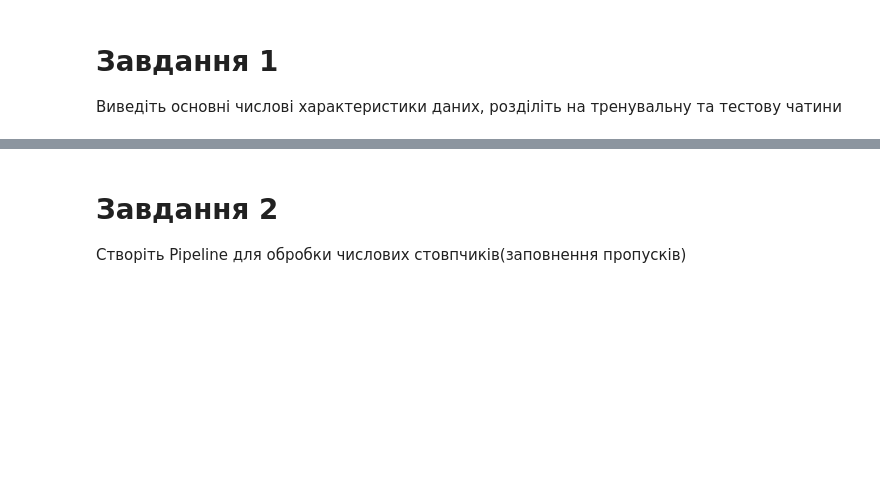
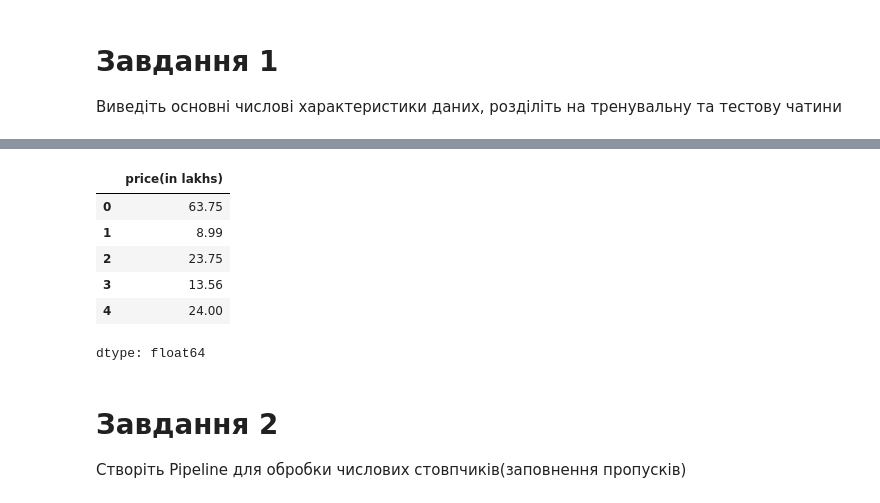
Before and after one commit to ViktorMyronenko/PythonAI-ITStep, a Jupyter notebook: Практика_лінійна_регресія2.ipynb, the cells around one changed output, grey strips where cells are left out. Saved outputs shown, nothing was run; the diff lists cells and outputs as text; code cells hidden in the pictures; blank space fills up the shorter version.

```diff
--- a/Практика_лінійна_регресія2.ipynb
+++ b/Практика_лінійна_регресія2.ipynb
@@ -83,3 +91,13 @@ X_train, X_test, y_train, y_test = train_test_split(X, y,
+# %%
+y.head()
+# %% [output]
+|  | price(in lakhs) |
+| 0 | 63.75 |
+| 1 | 8.99 |
+| 2 | 23.75 |
+| 3 | 13.56 |
+| 4 | 24.00 |
+dtype: float64
 # %% [markdown]
 # Завдання 2
 Створіть Pipeline для обробки числових стовпчиків(заповнення пропусків)
```
Also changed, not shown: parts of 15 cells of this notebook.
